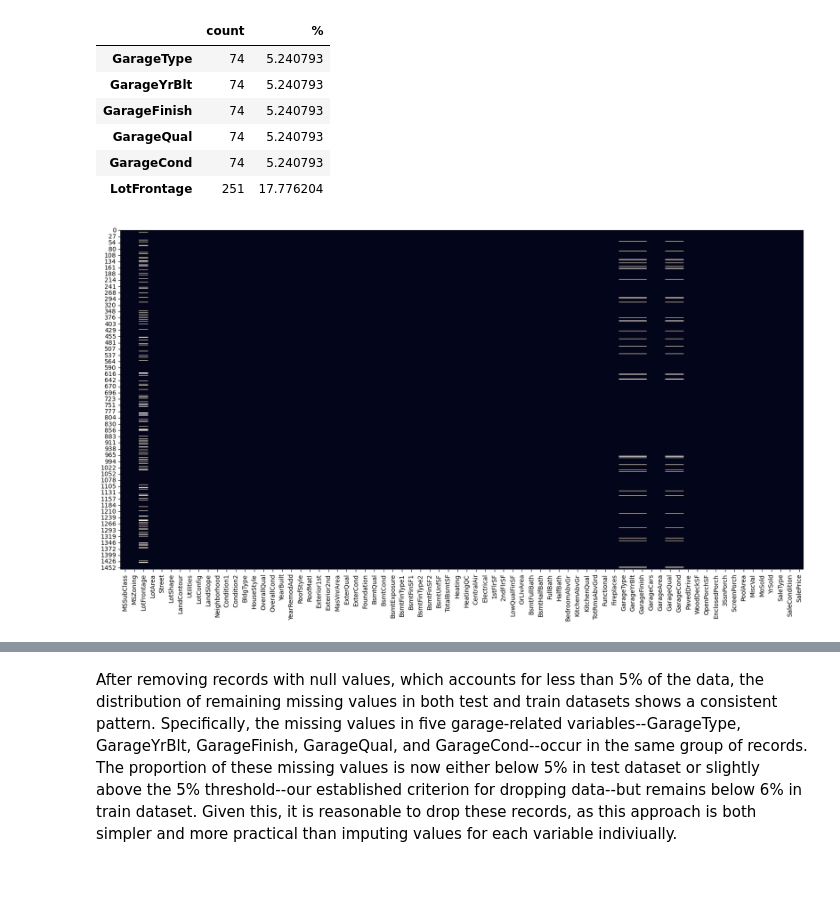
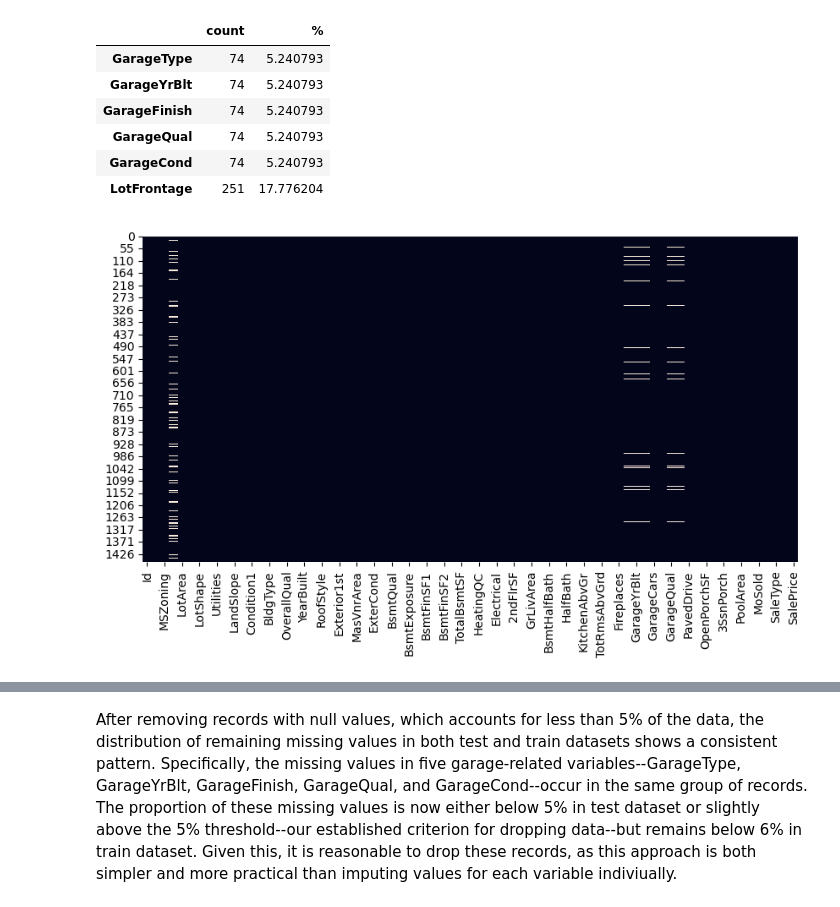
Before and after one commit to Sheng214/Springboard_MyProjects, a Jupyter notebook: Capstone_Two/Capstone Two_EDA.ipynb, the cells around one changed output, grey strips where cells are left out. Drawn from its saved outputs; the diff is of its cells as text; code cells hidden in the pictures; blank space fills up the shorter version.

```diff
--- a/Capstone_Two/Capstone Two_EDA.ipynb
+++ b/Capstone_Two/Capstone Two_EDA.ipynb
@@ -167,9 +143,9 @@ train data columns with missing values after dropping <5% missing values
 | LotFrontage | 251 | 17.776204 |
 # %%
 # display the missing value distribution in cleaned train data
-plt.figure(figsize=(20, 10))
+plt.figure(figsize=(10, 5))
 sns.heatmap(df_train.isnull(), cbar=False)
 plt.xticks(rotation=90)
 plt.show()
 # %% [output]
-[figure, old version]
+[figure, new version]
```
Also changed, not shown: parts of 115 cells of this notebook, 3 other files.
